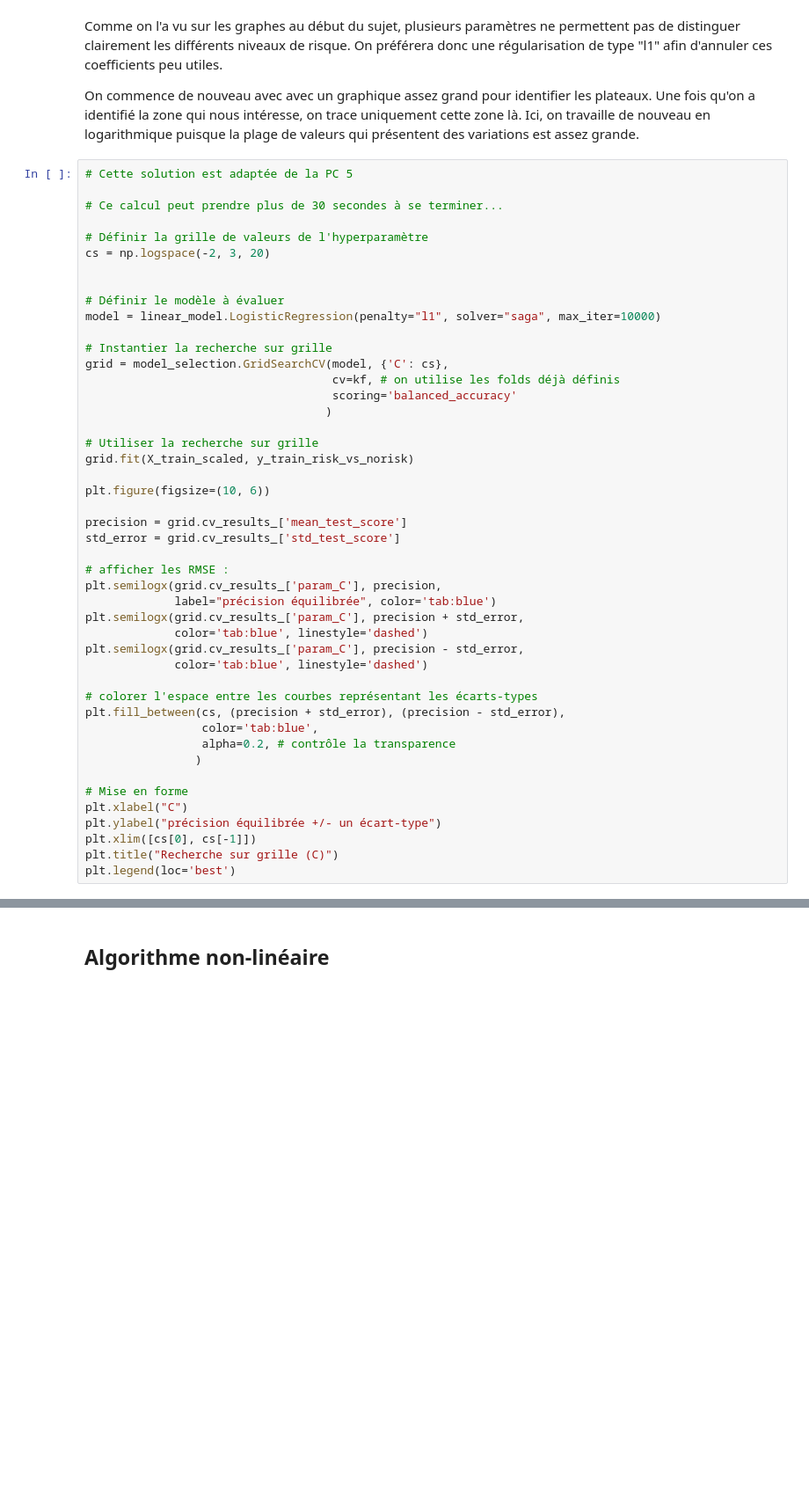
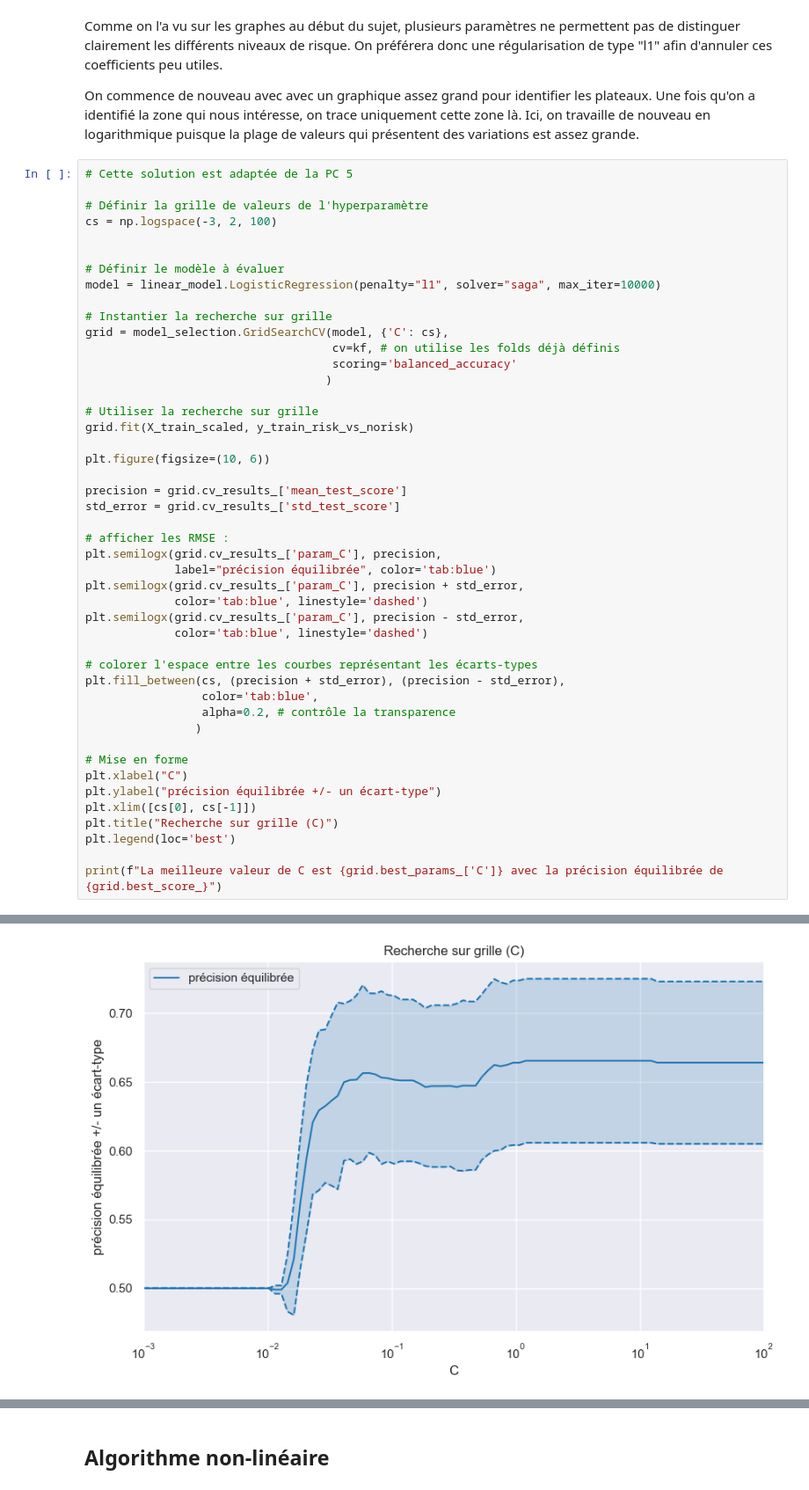
Before and after one commit to Kataevskii/projet-data, a Jupyter notebook: Projet.ipynb, the cells around one changed output, grey strips where cells are left out. Shown at 88% size. Drawn from its saved outputs; the diff is of its cells as text; blank space fills up the shorter version.

```diff
--- a/Projet.ipynb
+++ b/Projet.ipynb
@@ -359,10 +384,8 @@ On commence de nouveau avec avec un graphique assez grand pour identifier les pl
 # %%
 # Cette solution est adaptée de la PC 5
 
-# Ce calcul peut prendre plus de 30 secondes à se terminer...
-
 # Définir la grille de valeurs de l'hyperparamètre
-cs = np.logspace(-2, 3, 20)
+cs = np.logspace(-3, 2, 100)
 
 
 # Définir le modèle à évaluer
@@ -402,3 +425,6 @@ plt.ylabel("précision équilibrée +/- un écart-type")
 plt.xlim([cs[0], cs[-1]])
 plt.title("Recherche sur grille (C)")
 plt.legend(loc='best')
+
+print(f"La meilleure valeur de C est {grid.best_params_['C']} avec la précision équilibrée de {grid.best_score_}")
+# %% [output]
@@ -405 +432,2 @@ plt.legend(loc='best')
+[figure, added]
 # %% [markdown]
```
Also changed, not shown: parts of 32 cells of this notebook.
